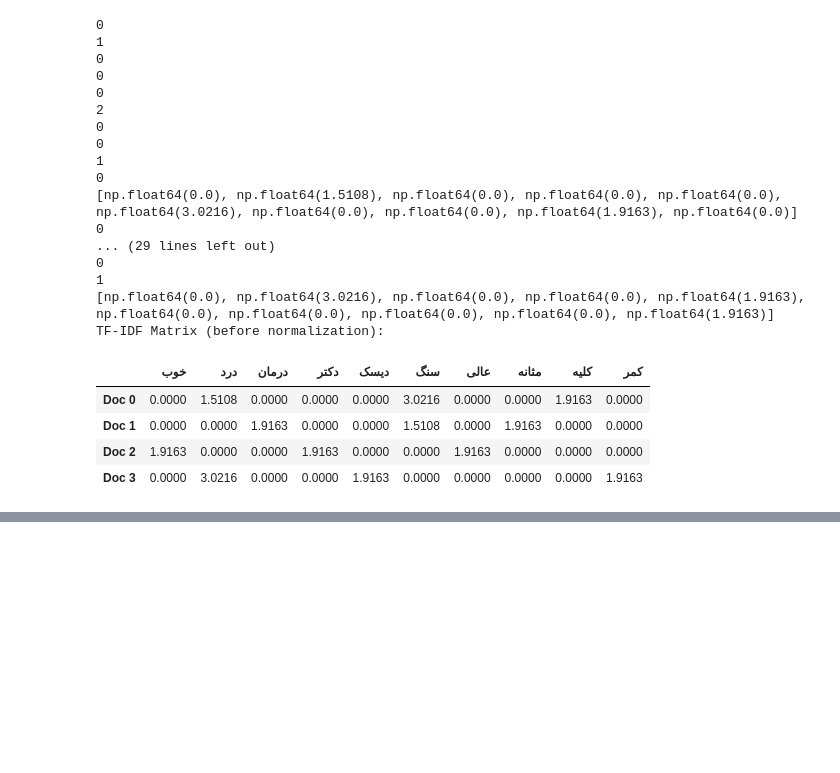
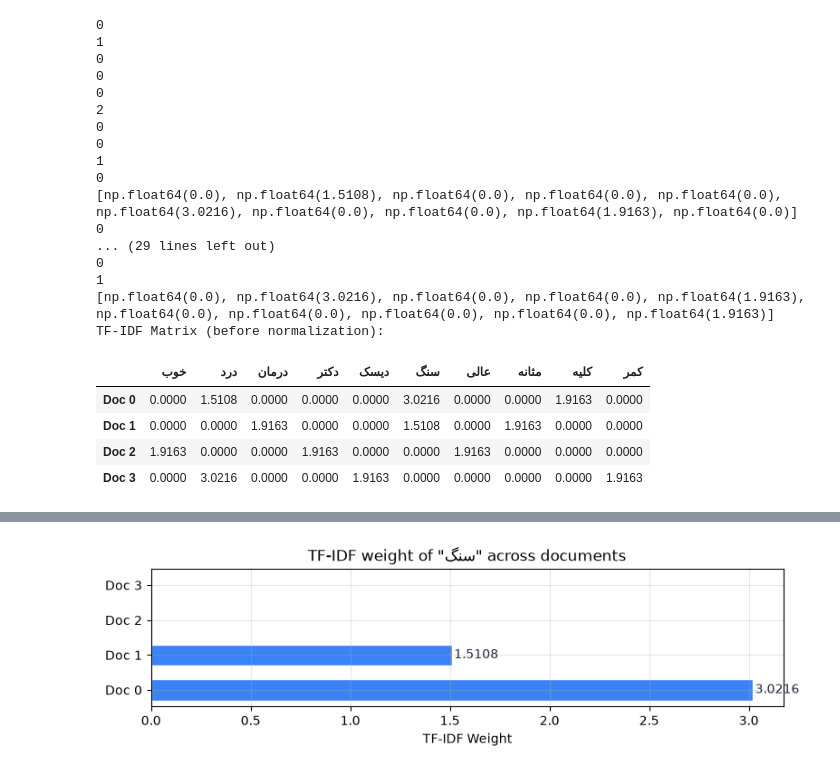
Before and after one commit to Mohsenmohebbi1993/AI-BOOTCAMP, a Jupyter notebook: notebooks/Training & Education/27. NLP - TF-IDF.ipynb, the cells around one changed output, grey strips where cells are left out. Saved outputs shown, nothing was run; the diff lists cells and outputs as text; code cells hidden in the pictures; blank space fills up the shorter version.

```diff
--- a/notebooks/Training & Education/27. NLP - TF-IDF.ipynb
+++ b/notebooks/Training & Education/27. NLP - TF-IDF.ipynb
@@ -447,0 +452,9 @@ TF-IDF Matrix (before normalization):
+# %%
+tfidf_matrix = []
+for doc in tokenized:
+    c = Counter(doc)
+    tfidf_matrix.append([round(c.get(t, 0) * idf_values[t], 4) for t in vocab])
+
+tfidf_df = pd.DataFrame(tfidf_matrix, columns=vocab, index=[f"Doc {i}" for i in range(len(corpus))])
+print("TF-IDF Matrix (before normalization):")
+tfidf_df
@@ -447,0 +478,76 @@ TF-IDF Matrix (before normalization):
+# %%
+# --- Interactive TF-IDF Explorer ---
+
+def show_heatmap(matrix_df, title):
+    """Display a colored heatmap using pandas.style."""
+    display(matrix_df.style
+            .background_gradient(cmap='Blues', axis=None)
+            .format('{:.4f}')
+            .set_caption(title))
+
+def explore_term_detail(term):
+    """Show detailed TF/IDF/TF-IDF breakdown for one term with bar chart."""
+    if term not in vocab:
+        print(f"  ❌ '{term}' not found. Type 'list' to see available terms.")
+        return
+
+    df_count = sum(1 for doc in tokenized if term in doc)
+    idf = idf_values[term]
+
+    print(f"\n  {'─'*50}")
+    print(f"  📊 Term: '{term}'")
+    print(f"  ├─ Appears in: {df_count}/{len(corpus)} documents")
+    print(f"  ├─ IDF weight: {idf:.4f}")
+    print(f"  ├─ Formula: log((1+{len(corpus)})/(1+{df_count})) + 1 = {idf:.4f}")
+    print(f"  └─ Per-document:")
+
+    tfidf_vals = []
+    for i, doc in enumerate(tokenized):
+        tf = Counter(doc).get(term, 0)
+        w = round(tf * idf, 4)
+        tfidf_vals.append(w)
+        bar = '█' * max(1, int(w * 5)) if w > 0 else '·'
+        print(f"     Doc {i} [{corpus[i]:<20}]  TF={tf}  ×  IDF={idf:.4f}  =  {w:.4f}  {bar}")
+
+    # Bar chart
+    fig, ax = plt.subplots(figsize=(8, 2.5))
+    colors = ['#3b82f6' if v > 0 else '#e2e8f0' for v in tfidf_vals]
+    bars = ax.barh([f'Doc {i}' for i in range(len(corpus))], tfidf_vals, color=colors, edgecolor='white', height=0.6)
+    ax.set_xlabel('TF-IDF Weight')
+    ax.set_title(f'TF-IDF weight of "{term}" across documents')
+    for bar, val in zip(bars, tfidf_vals):
+        if val > 0:
+            ax.text(bar.get_width() + 0.01, bar.get_y() + bar.get_height()/2,
+                    f'{val:.4f}', va='center', fontsize=10, color='#1e293b')
+    plt.tight_layout()
+    plt.show()
+
+# --- CLI loop ---
+print('=' * 55)
+print('  🔬 TF-IDF Explorer — Toy Corpus (4 documents)')
+print('  Commands: type a term | "all" | "list" | "exit"')
+print('=' * 55)
+
+# Show the corpus first
+for i, doc in enumerate(corpus):
+    print(f'  Doc {i}: {doc}')
+print()
+
+while True:
+    try:
+        cmd = input('🔍 Term> ').strip()
+    except (EOFError, KeyboardInterrupt):
+        print('\nDone.'); break
+
+    if cmd.lower() in {'exit', 'quit', 'q', ''}:
+        print('Done.'); break
+    elif cmd.lower() == 'list':
+        print(f'  Available terms: {vocab}')
+    elif cmd.lower() == 'all':
+        print('\n  📋 TF Matrix:')
+        show_heatmap(tf_df, 'Term Frequency (raw count)')
+        print('\n  📋 TF-IDF Matrix:')
+        show_heatmap(tfidf_df, 'TF × IDF')
+    else:
+        explore_term_detail(cmd)
+# %% [output]
@@ -447,0 +574 @@ TF-IDF Matrix (before normalization):
+[figure, added]
```
Also changed, not shown: parts of 4 cells of this notebook.
